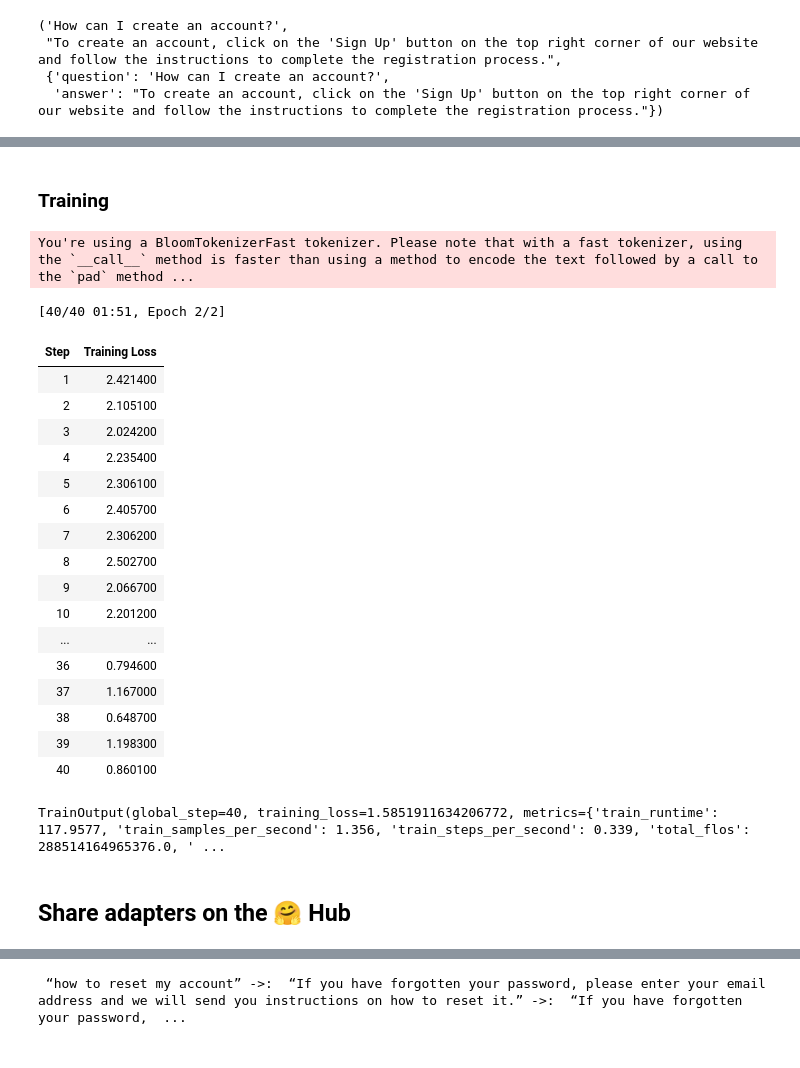
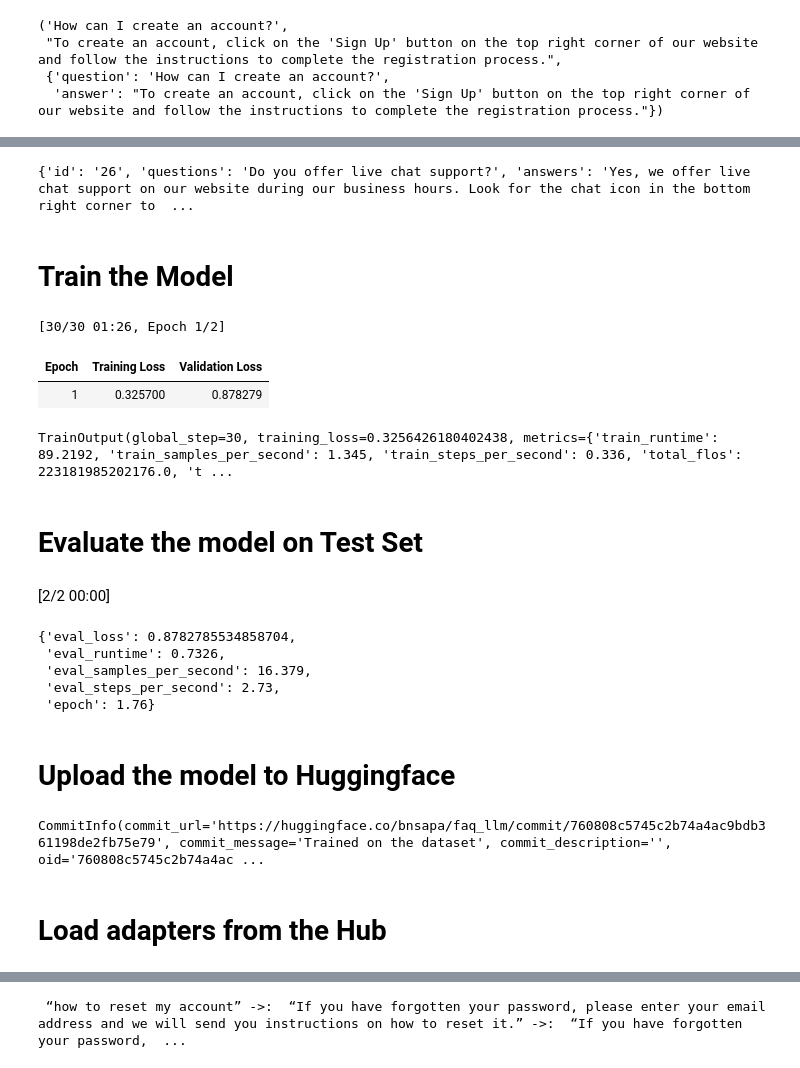
Before and after one commit to balnarendrasapa/faq-llm, a Jupyter notebook: Finetuning_Bloom_7b1_for_FAQ.ipynb, the cells around one changed output, grey strips where cells are left out. Drawn from its saved outputs; the diff is of its cells as text; code cells hidden in the pictures.

```diff
--- a/Finetuning_Bloom_7b1_for_FAQ.ipynb
+++ b/Finetuning_Bloom_7b1_for_FAQ.ipynb
@@ -142,8 +171,10 @@ data = dataset
+# %%
+dataset = dataset.train_test_split(test_size = 0.15)
 # %%
 def merge_columns(example):
     example["prediction"] = example["questions"] + " ->: " + example["answers"]
     return example
 
-data = data.map(merge_columns)
-data["prediction"][0]
+dataset = dataset.map(merge_columns)
+dataset["train"]["prediction"][0]
 # %% [output]
@@ -158,2 +189,2 @@ data[0]
 # %%
-data = data.map(lambda samples: tokenizer(samples['prediction']), batched=True)
+dataset = dataset.map(lambda samples: tokenizer(samples['prediction']), batched=True)
@@ -180,44 +191,55 @@ data[0]
-# %% [markdown]
-### Training
+# %%
+print(dataset["train"][0])
+# %% [output]
+{'id': '26', 'questions': 'Do you offer live chat support?', 'answers': 'Yes, we offer live chat support on our website during our business hours. Look for the chat icon in the bottom right corner to  ...
+# %% [markdown]
+# Train the Model
 # %%
+import transformers
 
 trainer = transformers.Trainer(
     model=model,
-    train_dataset=data,
+    train_dataset=dataset["train"],
+    eval_dataset=dataset["test"],
     args=transformers.TrainingArguments(
+        evaluation_strategy = "epoch",
         per_device_train_batch_size=2,
         gradient_accumulation_steps=2,
         warmup_steps=25,
-        max_steps=40,
+        max_steps=30,
         learning_rate=2e-4,
         fp16=True,
         logging_steps=1,
         output_dir='outputs'
     ),
     data_collator=transformers.DataCollatorForLanguageModeling(tokenizer, mlm=False)
 )
 model.config.use_cache = False  # silence the warnings. Please re-enable for inference!
 trainer.train()
 # %% [output]
-You're using a BloomTokenizerFast tokenizer. Please note that with a fast tokenizer, using the `__call__` method is faster than using a method to encode the text followed by a call to the `pad` method ...
+[30/30 01:26, Epoch 1/2]
+| Epoch | Training Loss | Validation Loss |
+| 1 | 0.325700 | 0.878279 |
-[40/40 01:51, Epoch 2/2]
+TrainOutput(global_step=30, training_loss=0.3256426180402438, metrics={'train_runtime': 89.2192, 'train_samples_per_second': 1.345, 'train_steps_per_second': 0.336, 'total_flos': 223181985202176.0, 't ...
-| Step | Training Loss |
-| 1 | 2.421400 |
-| 2 | 2.105100 |
-| 3 | 2.024200 |
-| 4 | 2.235400 |
-| 5 | 2.306100 |
-| 6 | 2.405700 |
-| 7 | 2.306200 |
-| 8 | 2.502700 |
-| 9 | 2.066700 |
-| 10 | 2.201200 |
-| ... | ... |
-| 36 | 0.794600 |
-| 37 | 1.167000 |
-| 38 | 0.648700 |
-| 39 | 1.198300 |
-| 40 | 0.860100 |
-TrainOutput(global_step=40, training_loss=1.5851911634206772, metrics={'train_runtime': 117.9577, 'train_samples_per_second': 1.356, 'train_steps_per_second': 0.339, 'total_flos': 288514164965376.0, ' ...
+# %% [markdown]
+# Evaluate the model on Test Set
+# %%
+trainer.evaluate()
+# %% [output]
+[2/2 00:00]
+{'eval_loss': 0.8782785534858704,
+ 'eval_runtime': 0.7326,
+ 'eval_samples_per_second': 16.379,
+ 'eval_steps_per_second': 2.73,
+ 'epoch': 1.76}
+# %% [markdown]
+# Upload the model to Huggingface
+# %%
+model.push_to_hub("bnsapa/faq-llm",
+                  use_auth_token=True,
+                  commit_message="Trained on the dataset",
+                  private=False)
+# %% [output]
+CommitInfo(commit_url='https://huggingface.co/bnsapa/faq_llm/commit/760808c5745c2b74a4ac9bdb361198de2fb75e79', commit_message='Trained on the dataset', commit_description='', oid='760808c5745c2b74a4ac ...
 # %% [markdown]
-## Share adapters on the 🤗 Hub
+# Load adapters from the Hub
```
Also changed, not shown: parts of 26 cells of this notebook.
